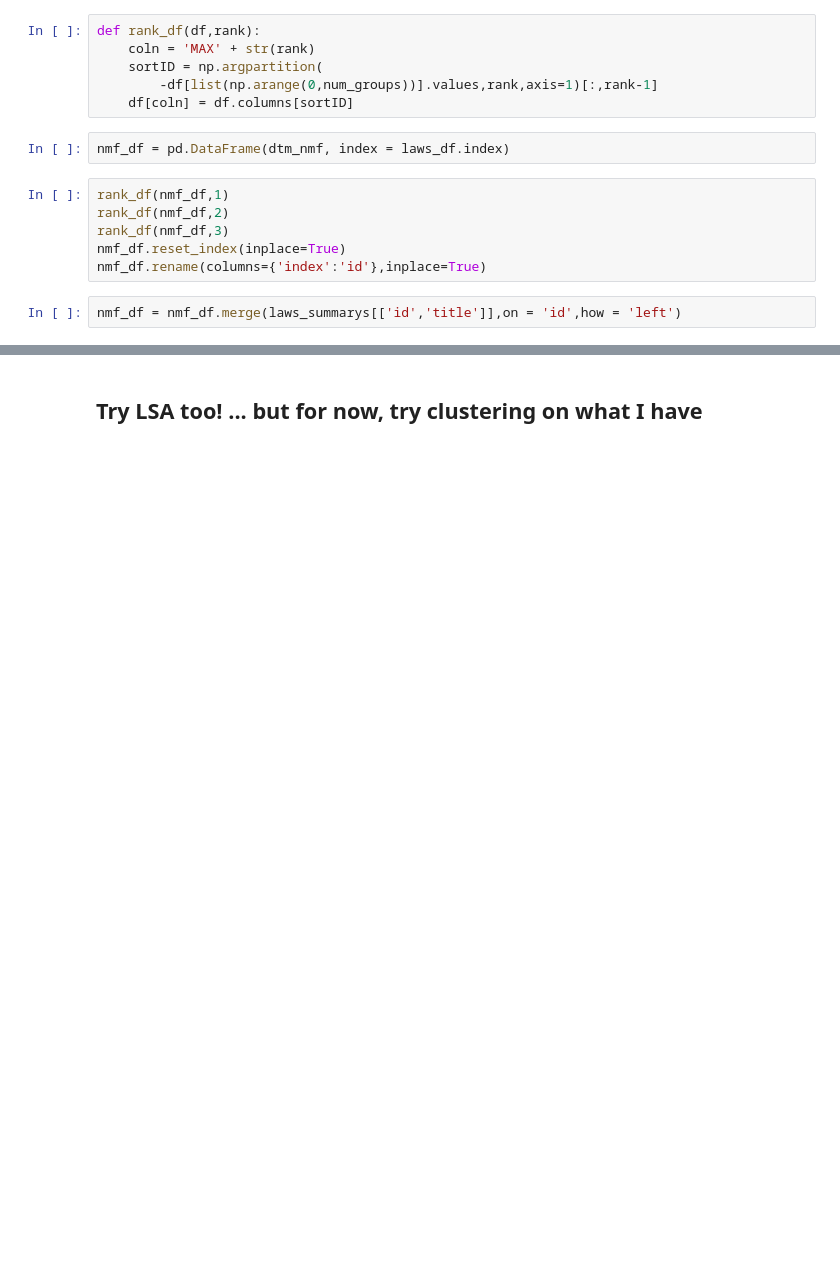
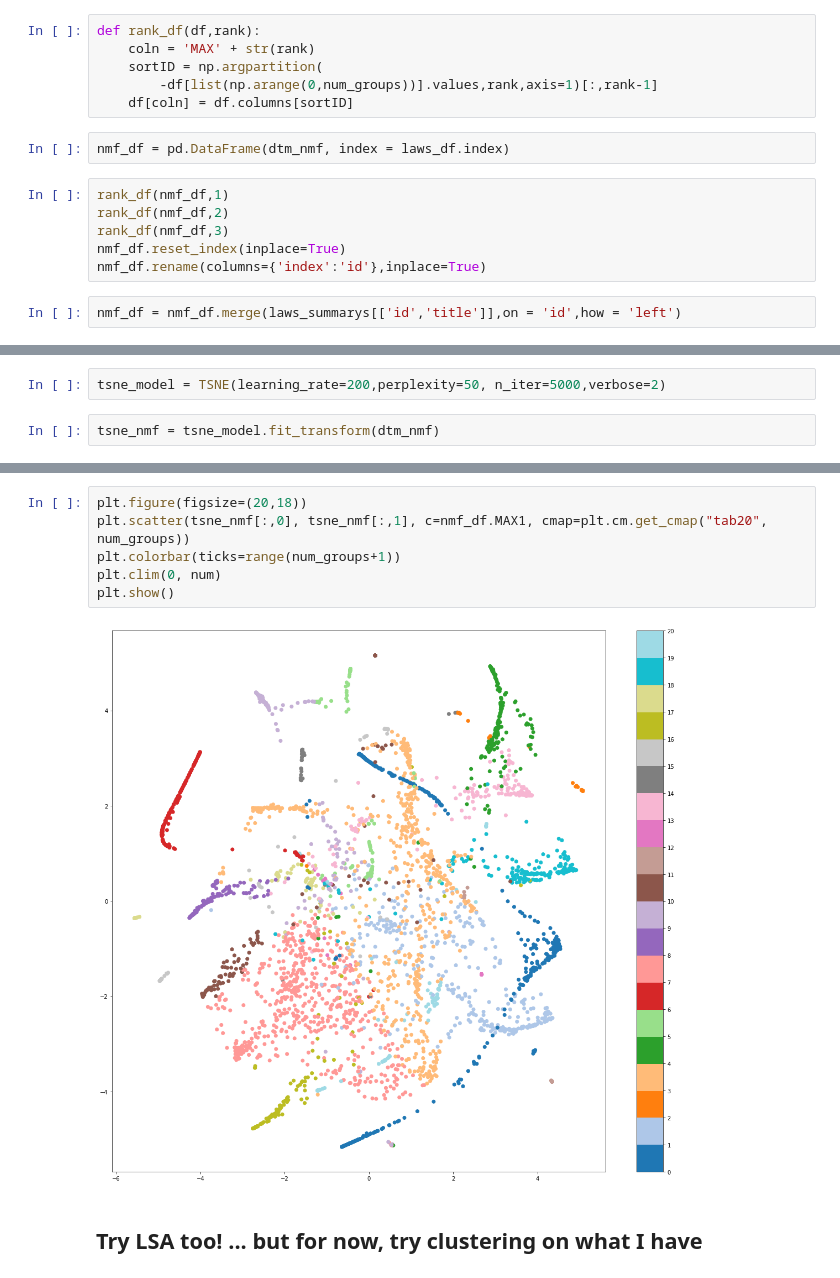
Before and after one commit to leem99/fletcher, a Jupyter notebook: first_unsupervised_models.ipynb, the cells around one changed output, grey strips where cells are left out. Saved outputs shown, nothing was run; the diff lists cells and outputs as text; blank space fills up the shorter version.

Commit message:
added tsne

```diff
--- a/first_unsupervised_models.ipynb
+++ b/first_unsupervised_models.ipynb
@@ -201,0 +209,4 @@ nmf_df[['id','title','MAX1','MAX2','MAX3']].iloc[
+# %%
+tsne_model = TSNE(learning_rate=200,perplexity=50, n_iter=5000,verbose=2)
+# %%
+tsne_nmf = tsne_model.fit_transform(dtm_nmf)
@@ -202,2 +231,10 @@ nmf_df[['id','title','MAX1','MAX2','MAX3']].iloc[
+# %%
+plt.figure(figsize=(20,18))
+plt.scatter(tsne_nmf[:,0], tsne_nmf[:,1], c=nmf_df.MAX1, cmap=plt.cm.get_cmap("tab20", num_groups))
+plt.colorbar(ticks=range(num_groups+1))
+plt.clim(0, num)
+plt.show()
+# %% [output]
+[figure, added]
 # %% [markdown]
 ## Try LSA too! ... but for now, try clustering on what I have
```
Also changed, not shown: parts of 5 cells of this notebook.
